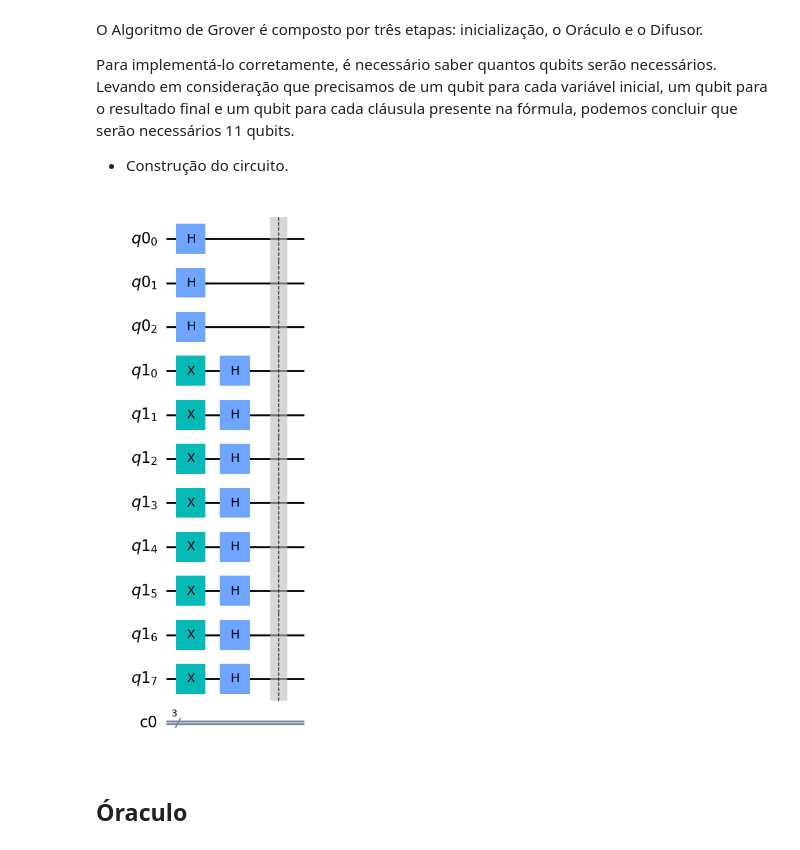
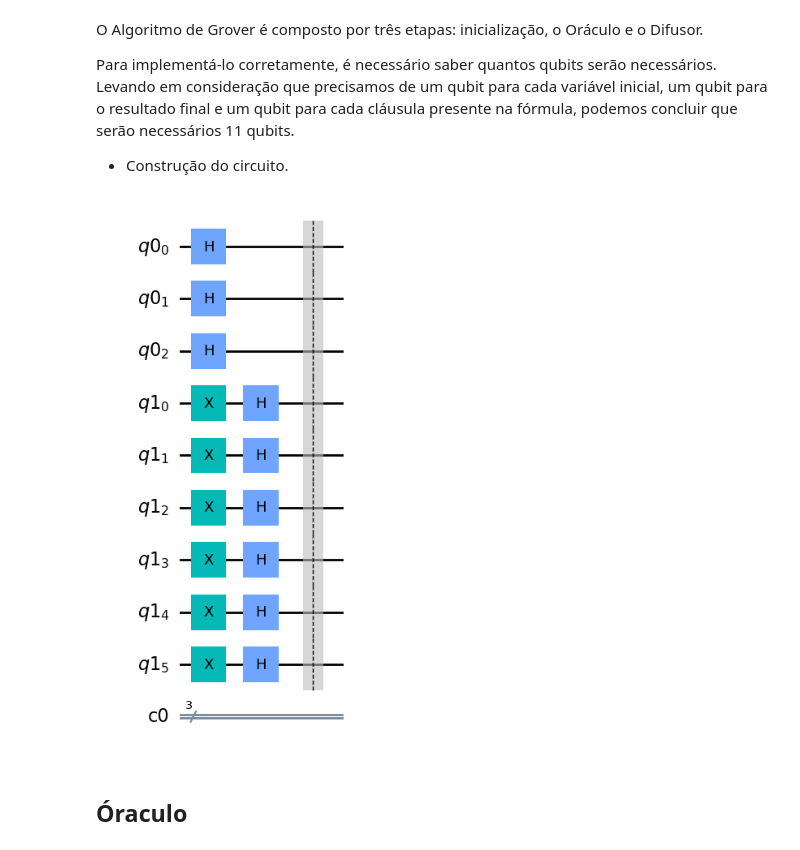
Before and after one commit to carlos01amc/Projeto-IC, a Jupyter notebook: Projeto_IC.ipynb, the cells around one changed output. Cells and saved outputs as stored; diff of their text form; code cells hidden in the pictures.

```diff
--- a/Projeto_IC.ipynb
+++ b/Projeto_IC.ipynb
@@ -71,24 +78,24 @@ Para implementá-lo corretamente, é necessário saber quantos qubits serão nec
 - Construção do circuito.
 # %%
 #Criação do Circuito
-n_qubits = 11
+n_qubits = 9
 qr = QuantumRegister(3)
-ancilla = QuantumRegister(8)
+ancilla = QuantumRegister(6)
 cr = ClassicalRegister(3)
 qc = QuantumCircuit(qr, cr, ancilla)
 
 # Sobreposição uniforme
 qc.h(qr)
 
 # |-> inicializar
 qc.x(ancilla)
 qc.h(ancilla)
 
 qc.barrier()
 
 qc.draw(output="mpl")
 # %% [output]
-[figure, old version]
+[figure, new version]
 # %% [markdown]
 ## Óraculo
 # %%
```
Also changed, not shown: parts of 15 cells of this notebook, 1 other file.
